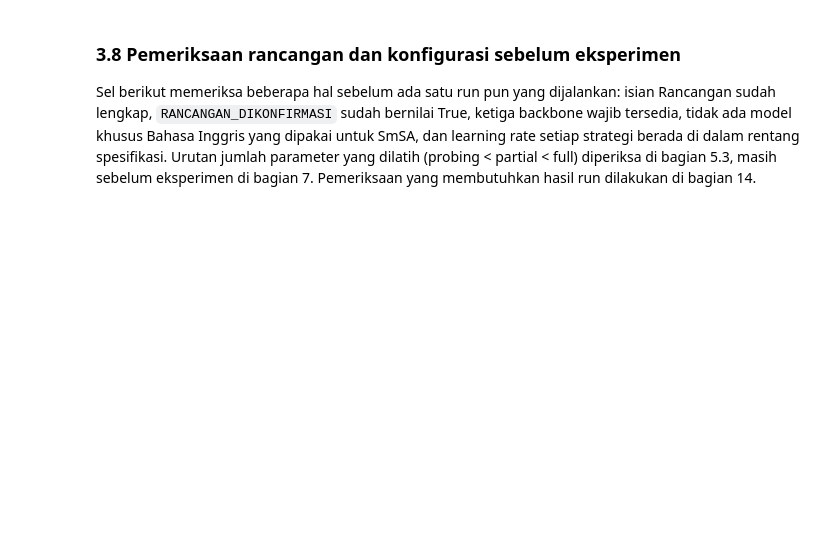
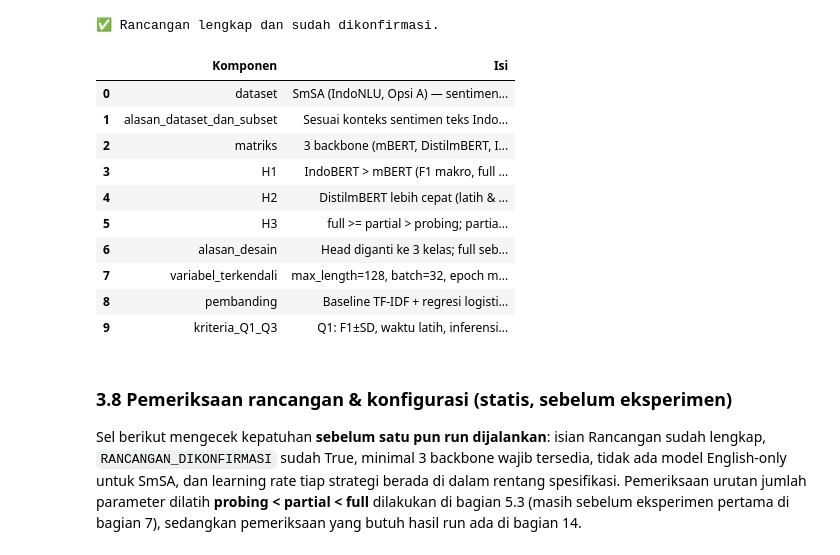
Before and after one commit to 123140003-MuhammadFadhilahAkbar/Studio-Proyek-3_NLP, a Jupyter notebook: Studio_Proyek_3_FineTuning_SmSA.ipynb, the cells around one changed output. Drawn from its saved outputs; the diff is of its cells as text; code cells hidden in the pictures; blank space fills up the shorter version.

```diff
--- a/Studio_Proyek_3_FineTuning_SmSA.ipynb
+++ b/Studio_Proyek_3_FineTuning_SmSA.ipynb
@@ -309,37 +322,51 @@ Kriteria berikut kami tetapkan sebelum eksperimen dijalankan.
 # %%
-# Ringkasan rancangan dari sel markdown di atas. Mode "penuh" tidak bisa dijalankan (bagian 7)
-# kalau ada isian kosong atau RANCANGAN_DIKONFIRMASI masih False.
+# ===================== RANCANGAN (wajib terisi) =====================
+# Salin/sesuaikan dari sel markdown di atas. MODE "penuh" DITOLAK (bagian 7) jika ada isian kosong
+# atau RANCANGAN_DIKONFIRMASI masih False. Mode uji jalan hanya diberi peringatan.
 RANCANGAN = {
-    "dataset": "SmSA (IndoNLU, Opsi A), sentimen 3 kelas Bahasa Indonesia; latih 6.000 (subset), validasi resmi untuk pilih epoch, uji resmi 500 disentuh sekali per run",
+    "dataset": "SmSA (IndoNLU, Opsi A) — sentimen 3 kelas Bahasa Indonesia; latih 6.000 (subset), validasi resmi untuk pilih epoch, uji resmi 500 disentuh sekali per run",
     "alasan_dataset_dan_subset": "Sesuai konteks sentimen teks Indonesia & dilabeli manusia; 6.000 = batas atas Slide 10 agar netral cukup terwakili dan 27 run tetap muat anggaran GPU T4",
     "matriks": "3 backbone (mBERT, DistilmBERT, IndoBERT) x 3 strategi (full, partial, probing) x 3 seed = 27 run",
     "H1": "IndoBERT > mBERT (F1 makro, full FT) karena pretraining berbahasa Indonesia",
     "H2": "DistilmBERT lebih cepat (latih & inferensi) dari mBERT dengan penurunan F1 makro <= 3 poin; besaran penghematan diuji, bukan diasumsikan",
     "H3": "full >= partial > probing; partial mendekati full (<= 2 poin) dengan parameter latih jauh lebih sedikit",
     "alasan_desain": "Head diganti ke 3 kelas; full sebagai baseline; partial & probing menguji kebutuhan adaptasi lapis; LR per strategi",
     "variabel_terkendali": f"max_length={MAX_LENGTH}, batch={BATCH_SIZE}, epoch maks={EPOCHS} (pilih via validasi), seeds={SEEDS}, latih={TRAIN_SUBSET}, AdamW wd={WEIGHT_DECAY}, warmup={WARMUP_RATIO}, clip={GRAD_CLIP}",
     "pembanding": "Baseline TF-IDF + regresi logistik (latih penuh & subset yang sama) dan tebakan acak; dievaluasi pada uji resmi yang sama",
     "kriteria_Q1_Q3": "Q1: F1±SD, waktu latih, inferensi, parameter (Pareto F1 vs latensi); Q2: bermakna bila |selisih| > SD1+SD2; Q3: syarat > TF-IDF, skor 0,5 F1 + 0,25 inferensi + 0,25 latih (min-max)",
 }
 
 def cek_rancangan(tegas=True):
-    # tegas=True: hentikan notebook kalau belum lengkap; tegas=False: cukup tampilkan peringatan
+    # tegas=True -> kosong/belum dikonfirmasi = gagal; tegas=False -> hanya diperiksa (dipakai gate statis)
     kosong = [k for k, v in RANCANGAN.items() if not str(v).strip() or "TODO" in str(v).upper()]
     if kosong:
-        pesan = (f"Isian Rancangan masih kosong: {kosong}\n"
+        pesan = (f"⛔ Isian Rancangan masih kosong: {kosong}\n"
                  "   Lengkapi sel Rancangan (bagian 3) sesuai pemikiran kelompok.")
-        raise RuntimeError(pesan) if tegas else print("PERINGATAN: " + pesan)
+        raise RuntimeError(pesan) if tegas else print("⚠️ " + pesan)
     if not RANCANGAN_DIKONFIRMASI:
-        pesan = ("RANCANGAN_DIKONFIRMASI masih False.\n"
+        pesan = ("⛔ RANCANGAN_DIKONFIRMASI masih False.\n"
                  "   Tinjau isi RANCANGAN, sesuaikan bila perlu, lalu ubah menjadi True.")
-        raise RuntimeError(pesan) if tegas else print("PERINGATAN: " + pesan)
-    print("Rancangan lengkap dan sudah dikonfirmasi.")
+        raise RuntimeError(pesan) if tegas else print("⚠️ " + pesan)
+    print("✅ Rancangan lengkap dan sudah dikonfirmasi.")
     (OUTPUT_DIR / f"rancangan_{DATASET}_{KODE}{SUFIKS}.json").write_text(json.dumps(RANCANGAN, indent=2, ensure_ascii=False))
 
-cek_rancangan(tegas=False)
+cek_rancangan(tegas=False)   # gate statis: laporkan status, jangan hentikan alur (masih boleh uji jalan)
 pd.DataFrame(RANCANGAN.items(), columns=["Komponen", "Isi"]).style.set_properties(**{"text-align": "left"})
+# %% [output]
+✅ Rancangan lengkap dan sudah dikonfirmasi.
+|  | Komponen | Isi |
+| 0 | dataset | SmSA (IndoNLU, Opsi A) — sentimen... |
+| 1 | alasan_dataset_dan_subset | Sesuai konteks sentimen teks Indo... |
+| 2 | matriks | 3 backbone (mBERT, DistilmBERT, I... |
+| 3 | H1 | IndoBERT > mBERT (F1 makro, full ... |
+| 4 | H2 | DistilmBERT lebih cepat (latih & ... |
+| 5 | H3 | full >= partial > probing; partia... |
+| 6 | alasan_desain | Head diganti ke 3 kelas; full seb... |
+| 7 | variabel_terkendali | max_length=128, batch=32, epoch m... |
+| 8 | pembanding | Baseline TF-IDF + regresi logisti... |
+| 9 | kriteria_Q1_Q3 | Q1: F1±SD, waktu latih, inferensi... |
 # %% [markdown]
-### 3.8 Pemeriksaan rancangan dan konfigurasi sebelum eksperimen
+### 3.8 Pemeriksaan rancangan & konfigurasi (statis, sebelum eksperimen)
 
-Sel berikut memeriksa beberapa hal sebelum ada satu run pun yang dijalankan: isian Rancangan sudah lengkap, `RANCANGAN_DIKONFIRMASI` sudah bernilai True, ketiga backbone wajib tersedia, tidak ada model khusus Bahasa Inggris yang dipakai untuk SmSA, dan learning rate setiap strategi berada di dalam rentang spesifikasi. Urutan jumlah parameter yang dilatih (probing < partial < full) diperiksa di bagian 5.3, masih sebelum eksperimen di bagian 7. Pemeriksaan yang membutuhkan hasil run dilakukan di bagian 14.
+Sel berikut mengecek kepatuhan **sebelum satu pun run dijalankan**: isian Rancangan sudah lengkap, `RANCANGAN_DIKONFIRMASI` sudah True, minimal 3 backbone wajib tersedia, tidak ada model English-only untuk SmSA, dan learning rate tiap strategi berada di dalam rentang spesifikasi. Pemeriksaan urutan jumlah parameter dilatih **probing < partial < full** dilakukan di bagian 5.3 (masih sebelum eksperimen pertama di bagian 7), sedangkan pemeriksaan yang butuh hasil run ada di bagian 14.
 # %%
```
Also changed, not shown: parts of 52 cells of this notebook, 23 other files.
